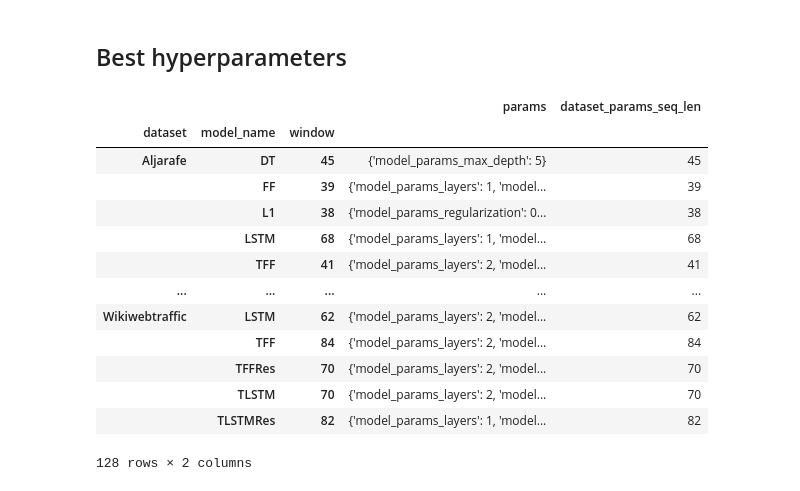
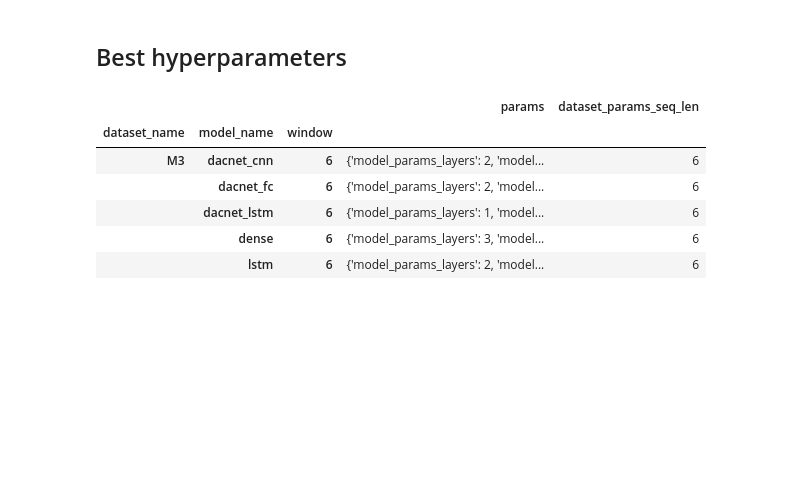
Before and after one commit to manjimnav/ResSelNet, a Jupyter notebook: analysis.ipynb, the cells around one changed output. Cells and saved outputs as stored; diff of their text form; code cells hidden in the pictures; blank space fills up the shorter version.

```diff
--- a/analysis.ipynb
+++ b/analysis.ipynb
@@ -66,0 +9,28 @@ best_results.groupby(['dataset', 'model_name', 'dataset_params_test_year'], drop
+# %%
+def get_best_results(metrics, groupby_cols= ['dataset_name', 'selection_name', 'model_name'], criteria='mae_valid'):
+
+
+    best_results = metrics.loc[metrics.groupby(groupby_cols, dropna=False)[criteria].idxmin(), :].reset_index()
+
+    return best_results
+
+def count_features(feats):
+
+    result = 0
+    if type(feats) == list:
+        result = len(feats)
+    else:
+        values = []
+        for _,v in feats.items():
+            values.extend(list(v))
+        result = len(set(values))
+
+    return result
+# %%
+total_metrics = pd.read_csv("results/results.csv")
+total_metrics2 = pd.read_csv("results/results2.csv")
+
+total_metrics = pd.concat((total_metrics, total_metrics2)).reset_index(drop=True)
+
+total_metrics["n_features"] = total_metrics.selected_features.apply(eval).apply(count_features)
+total_metrics.loc[total_metrics.model_name=='dacnet', 'model_name'] = total_metrics.loc[total_metrics.model_name=='dacnet', 'model_name'] + '_'+total_metrics.loc[total_metrics.model_name=='dacnet', 'model_params_body_block']
@@ -66,0 +75,3 @@ best_results.groupby(['dataset', 'model_name', 'dataset_params_test_year'], drop
+# %%
+best_results = get_best_results(total_metrics, groupby_cols=['dataset_name', 'selection_name', 'model_name', 'model_params_binarize_scores'], criteria='mae_valid')
+best_results.pivot(index = ['model_name', 'dataset_name', 'model_params_binarize_scores'], columns=[], values=['mae', 'mse', 'rmse', 'wape']).round(3)#.to_latex('tables/efficacy.tex')
@@ -190,29 +153,22 @@ for dataset in best_metrics.dataset.unique():
 # %% [markdown]
 ## Best hyperparameters
 # %%
-best_hyperparameters = best_by_year.reset_index().groupby(['dataset', 'model_name']).head(1).reset_index()
+best_hyperparameters = best_results.groupby(["dataset_name", "model_name"]).head(1).reset_index().copy()
 # %%
 import numpy as np
 pd.set_option('display.max_colwidth', 2000)
-params = list(map(lambda my_dict: {k: my_dict[k] if not my_dict[k].is_integer() else int(my_dict[k]) for k in my_dict if not np.isnan(my_dict[k])},best_index.to_frame()[best_index.to_frame().model_name!='TSLRes'].loc[:, ['model_params_layers', 'model_params_units', 'model_params_batch_size', 'model_params_lr','model_params_dropout',  'model_params_max_depth', 'model_params_regularization','selection_params_regularization']].to_dict('records')))
+params = list(map(lambda my_dict: {k: round(my_dict[k], 4) if not my_dict[k].is_integer() else int(my_dict[k]) for k in my_dict if not np.isnan(my_dict[k])},best_hyperparameters.loc[:, ['model_params_layers', 'model_params_units', 'model_params_batch_size', 'model_params_lr','model_params_dropout']].to_dict('records')))
 best_hyperparameters['window'] = best_hyperparameters.dataset_params_seq_len #
 best_hyperparameters['params'] = params
 
-best_hyperparameters[["dataset", "model_name", "window", "params", "dataset_params_seq_len"]].set_index(['dataset', 'model_name', 'window'])#.iloc[-60:]#[best_hyperparameters.model_name=="TSL+LSTM"].set_index(['dataset']).to_dict('index')#.to_latex('tab.tex')
+best_hyperparameters[["dataset_name", "model_name", "window", "params", "dataset_params_seq_len"]].set_index(['dataset_name', 'model_name', 'window'])#.to_latex('tab.tex')
 # %% [output]
 |  |  |  | params | dataset_params_seq_len |
-| dataset | model_name | window |  |  |
-| Aljarafe | DT | 45 | {'model_params_max_depth': 5} | 45 |
-|  | FF | 39 | {'model_params_layers': 1, 'model... | 39 |
-|  | L1 | 38 | {'model_params_regularization': 0... | 38 |
-|  | LSTM | 68 | {'model_params_layers': 1, 'model... | 68 |
-|  | TFF | 41 | {'model_params_layers': 2, 'model... | 41 |
-| ... | ... | ... | ... | ... |
-| Wikiwebtraffic | LSTM | 62 | {'model_params_layers': 2, 'model... | 62 |
-|  | TFF | 84 | {'model_params_layers': 2, 'model... | 84 |
-|  | TFFRes | 70 | {'model_params_layers': 2, 'model... | 70 |
-|  | TLSTM | 70 | {'model_params_layers': 2, 'model... | 70 |
-|  | TLSTMRes | 82 | {'model_params_layers': 1, 'model... | 82 |
+| dataset_name | model_name | window |  |  |
+| M3 | dacnet_cnn | 6 | {'model_params_layers': 2, 'model... | 6 |
+|  | dacnet_fc | 6 | {'model_params_layers': 2, 'model... | 6 |
+|  | dacnet_lstm | 6 | {'model_params_layers': 1, 'model... | 6 |
+|  | dense | 6 | {'model_params_layers': 3, 'model... | 6 |
+|  | lstm | 6 | {'model_params_layers': 2, 'model... | 6 |
-128 rows × 2 columns
 # %%
 best_hyperparameters.to_csv("results/ResSelNet/params/best_params.csv")
```
Also changed, not shown: parts of 14 cells of this notebook, 51 other files.
